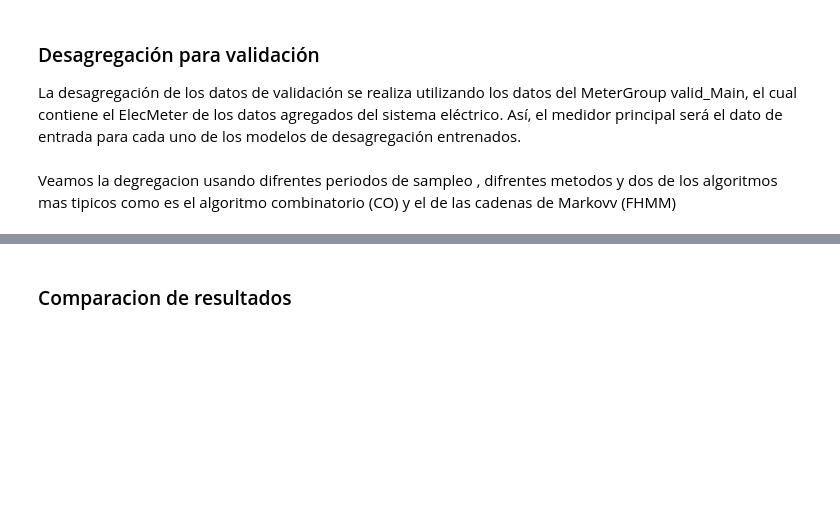
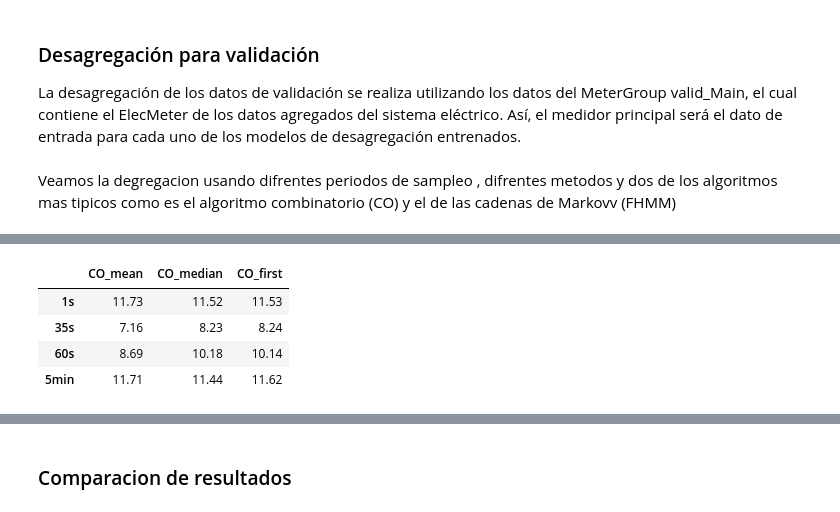
Before and after one commit to crn565/ozm10_appliances_transitorios, a Jupyter notebook: 6.- VALIDACION.ipynb, the cells around one changed output, grey strips where cells are left out. Drawn from its saved outputs; the diff is of its cells as text; code cells hidden in the pictures; blank space fills up the shorter version.

```diff
--- a/6.- VALIDACION.ipynb
+++ b/6.- VALIDACION.ipynb
@@ -142,0 +231,8 @@ Veamos la degregacion  usando difrentes periodos de sampleo , difrentes metodos
+# %%
+times_v.transpose()
+# %% [output]
+|  | CO_mean | CO_median | CO_first |
+| 1s | 11.73 | 11.52 | 11.53 |
+| 35s | 7.16 | 8.23 | 8.24 |
+| 60s | 8.69 | 10.18 | 10.14 |
+| 5min | 11.71 | 11.44 | 11.62 |
```
Also changed, not shown: parts of 6 cells of this notebook, 3 other files.
